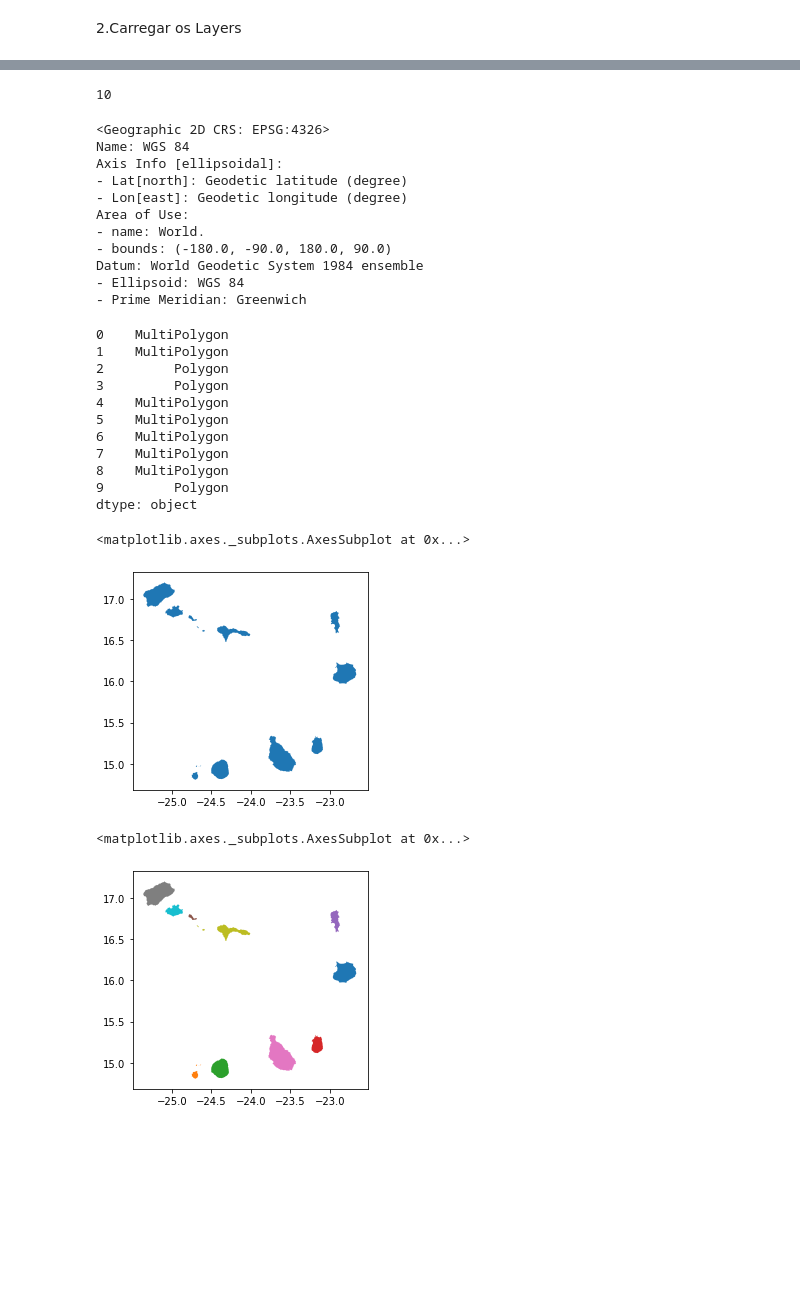
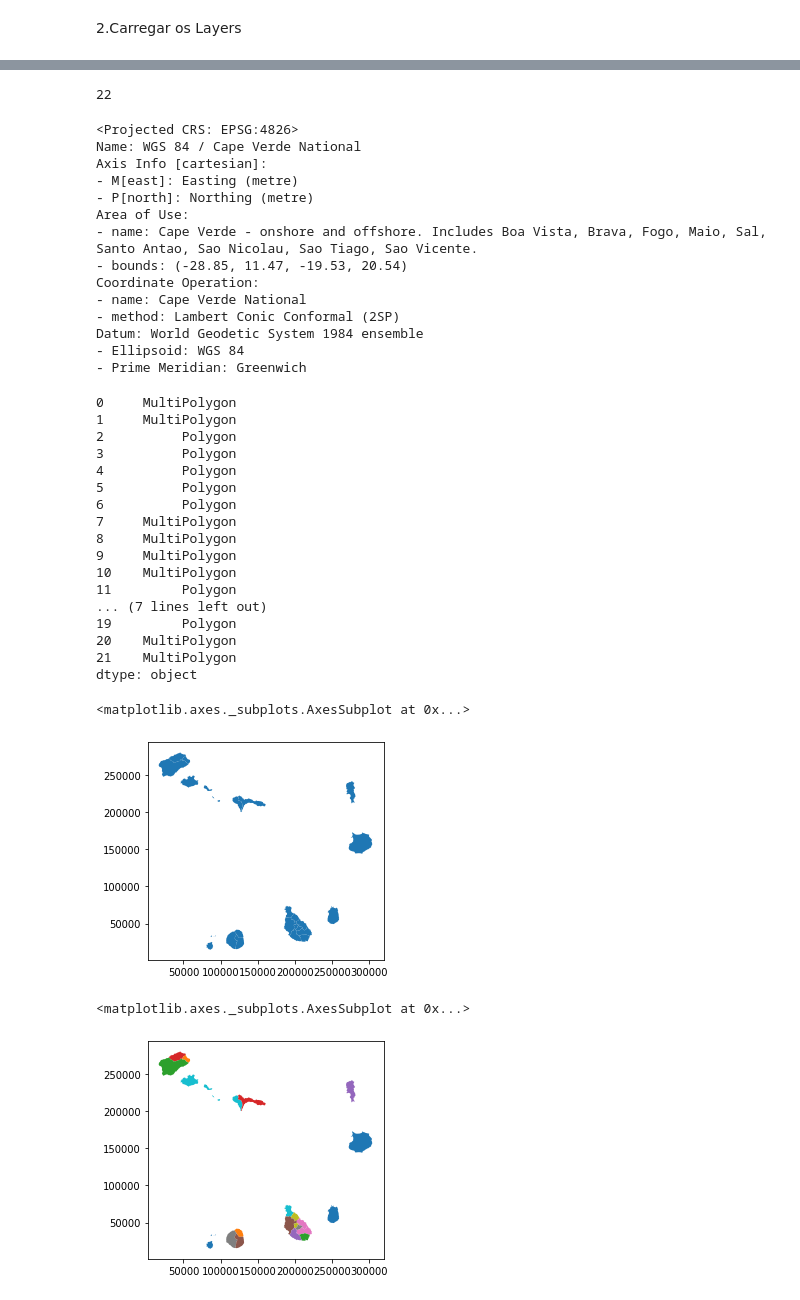
Before and after one commit to endisoares31/Analise-Espacial-Dados-Geograficos, a Jupyter notebook: Vector_data_processing.ipynb, the cells around one changed output, grey strips where cells are left out. Saved outputs shown, nothing was run; the diff lists cells and outputs as text; code cells hidden in the pictures; blank space fills up the shorter version.

```diff
--- a/Vector_data_processing.ipynb
+++ b/Vector_data_processing.ipynb
@@ -26,8 +27,8 @@ import geopandas as gpd
 # %% [markdown]
 2.Carregar os Layers
 # %%
-in_geojason = r'/content/data/Ilhas_CV.shp'
-in_shp = r'/content/data/Ilhas_CV.shp'
+in_geojason = r'/content/sample_data/dados/Concelhos.shp'
+in_shp = r'/content/sample_data/dados/Concelhos.shp'
 # %%
 gdf = gpd.read_file(in_geojason)
 # %%
@@ -42,43 +43,52 @@ gdf.head()
 # %%
 len(gdf)
 # %% [output]
-10
+22
 # %%
 gdf.crs
 # %% [output]
-<Geographic 2D CRS: EPSG:4326>
-Name: WGS 84
-Axis Info [ellipsoidal]:
-- Lat[north]: Geodetic latitude (degree)
-- Lon[east]: Geodetic longitude (degree)
+<Projected CRS: EPSG:4826>
+Name: WGS 84 / Cape Verde National
+Axis Info [cartesian]:
+- M[east]: Easting (metre)
+- P[north]: Northing (metre)
 Area of Use:
-- name: World.
-- bounds: (-180.0, -90.0, 180.0, 90.0)
+- name: Cape Verde - onshore and offshore. Includes Boa Vista, Brava, Fogo, Maio, Sal, Santo Antao, Sao Nicolau, Sao Tiago, Sao Vicente.
+- bounds: (-28.85, 11.47, -19.53, 20.54)
+Coordinate Operation:
+- name: Cape Verde National
+- method: Lambert Conic Conformal (2SP)
 Datum: World Geodetic System 1984 ensemble
 - Ellipsoid: WGS 84
 - Prime Meridian: Greenwich
 # %%
 gdf.geom_type
 # %% [output]
-0    MultiPolygon
-1    MultiPolygon
-2         Polygon
-3         Polygon
-4    MultiPolygon
-5    MultiPolygon
-6    MultiPolygon
-7    MultiPolygon
-8    MultiPolygon
-9         Polygon
+0     MultiPolygon
+1     MultiPolygon
+2          Polygon
+3          Polygon
+4          Polygon
+5          Polygon
+6          Polygon
+7     MultiPolygon
+8     MultiPolygon
+9     MultiPolygon
+10    MultiPolygon
+11         Polygon
+... (7 lines left out)
+19         Polygon
+20    MultiPolygon
+21    MultiPolygon
 dtype: object
 # %%
 gdf.plot()
 # %% [output]
 <matplotlib.axes._subplots.AxesSubplot at 0x...>
-[figure, old version]
+[figure, new version]
 # %%
-gdf.plot("nom_ilha")
+gdf.plot("Nom_Conc")
 # %% [output]
 <matplotlib.axes._subplots.AxesSubplot at 0x...>
-[figure, old version]
+[figure, new version]
 # %%
```
Also changed, not shown: parts of 7 cells of this notebook.
